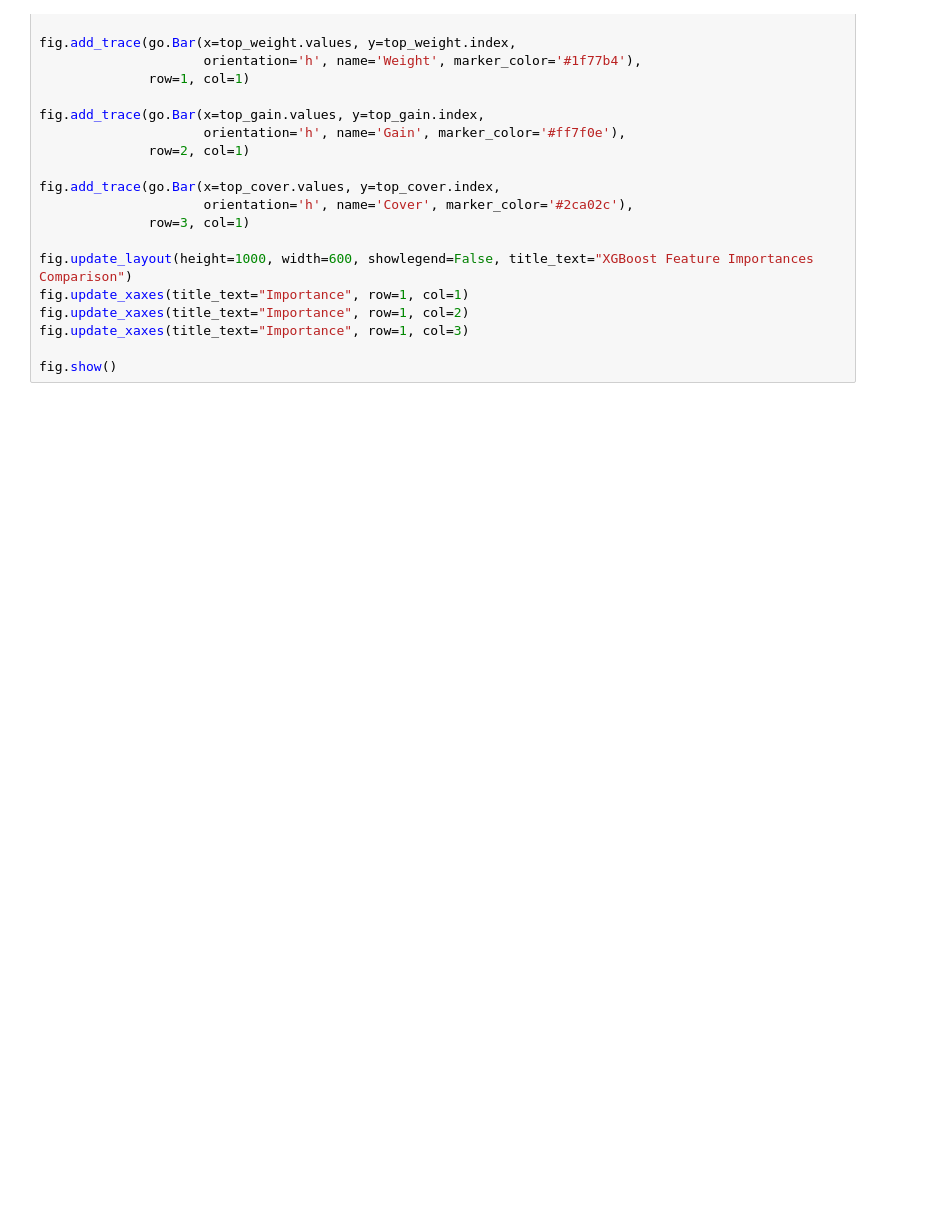
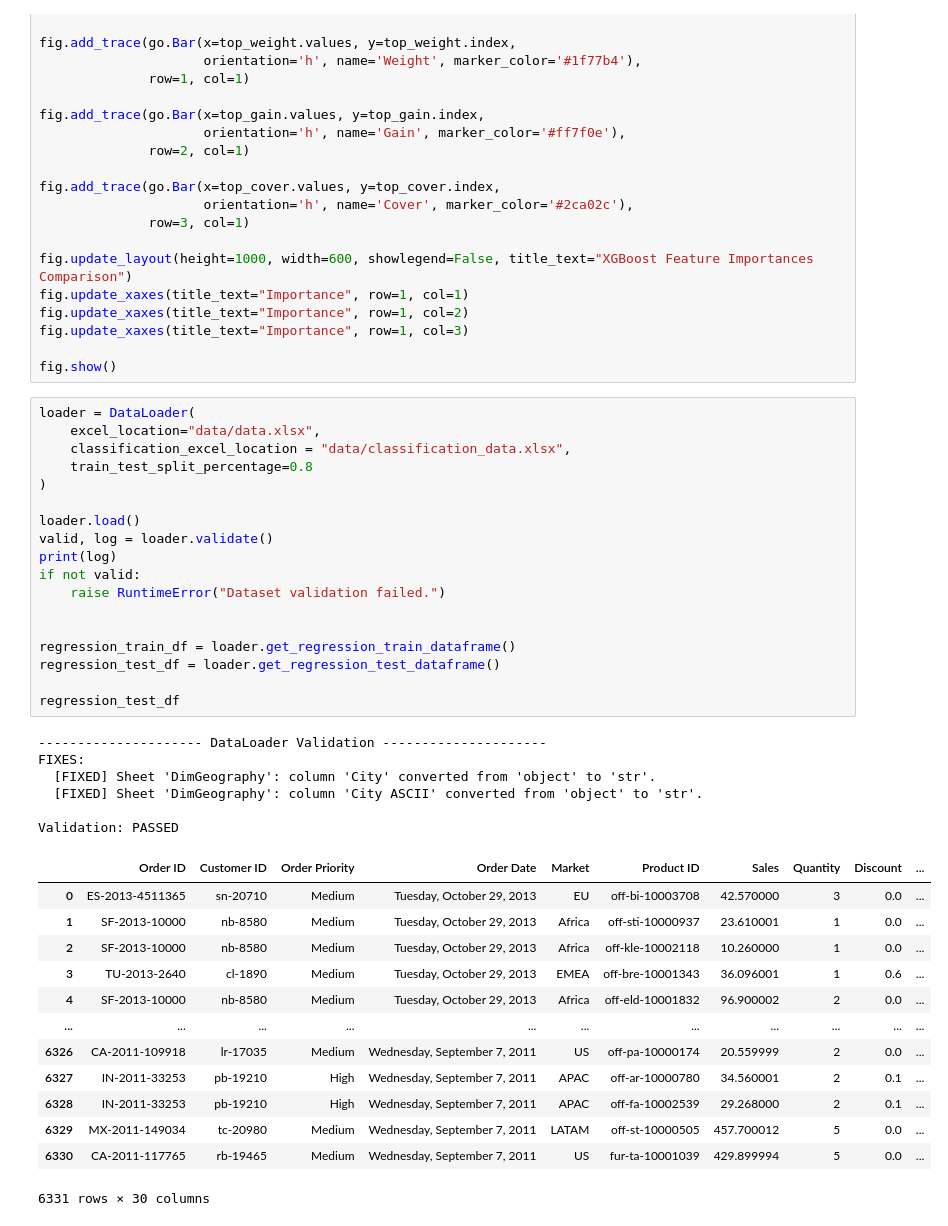
Before and after one commit to ParsaAp0/QBC-Store-Data-Analysis-Project, a Jupyter notebook: src/ML/Model Analysis/Regression.ipynb, the cells around one changed output. Cells and saved outputs as stored; diff of their text form; blank space fills up the shorter version.

```diff
--- a/src/ML/Model Analysis/Regression.ipynb
+++ b/src/ML/Model Analysis/Regression.ipynb
@@ -249,3 +250,41 @@ fig.update_xaxes(title_text="Importance", row=1, col=2)
 fig.update_xaxes(title_text="Importance", row=1, col=3)
 
 fig.show()
+# %%
+loader = DataLoader(
+	excel_location="data/data.xlsx",
+	classification_excel_location = "data/classification_data.xlsx",
+	train_test_split_percentage=0.8
+)
+
+loader.load()
+valid, log = loader.validate()
+print(log)
+if not valid:
+	raise RuntimeError("Dataset validation failed.")
+
+
+regression_train_df = loader.get_regression_train_dataframe()
+regression_test_df = loader.get_regression_test_dataframe()
+
+regression_test_df
+# %% [output]
+--------------------- DataLoader Validation ---------------------
+FIXES:
+  [FIXED] Sheet 'DimGeography': column 'City' converted from 'object' to 'str'.
+  [FIXED] Sheet 'DimGeography': column 'City ASCII' converted from 'object' to 'str'.
+
+Validation: PASSED
+|  | Order ID | Customer ID | Order Priority | Order Date | Market | Product ID | Sales | Quantity | Discount | ... |
+| 0 | ES-2013-4511365 | sn-20710 | Medium | Tuesday, October 29, 2013 | EU | off-bi-10003708 | 42.570000 | 3 | 0.0 | ... |
+| 1 | SF-2013-10000 | nb-8580 | Medium | Tuesday, October 29, 2013 | Africa | off-sti-10000937 | 23.610001 | 1 | 0.0 | ... |
+| 2 | SF-2013-10000 | nb-8580 | Medium | Tuesday, October 29, 2013 | Africa | off-kle-10002118 | 10.260000 | 1 | 0.0 | ... |
+| 3 | TU-2013-2640 | cl-1890 | Medium | Tuesday, October 29, 2013 | EMEA | off-bre-10001343 | 36.096001 | 1 | 0.6 | ... |
+| 4 | SF-2013-10000 | nb-8580 | Medium | Tuesday, October 29, 2013 | Africa | off-eld-10001832 | 96.900002 | 2 | 0.0 | ... |
+| ... | ... | ... | ... | ... | ... | ... | ... | ... | ... | ... |
+| 6326 | CA-2011-109918 | lr-17035 | Medium | Wednesday, September 7, 2011 | US | off-pa-10000174 | 20.559999 | 2 | 0.0 | ... |
+| 6327 | IN-2011-33253 | pb-19210 | High | Wednesday, September 7, 2011 | APAC | off-ar-10000780 | 34.560001 | 2 | 0.1 | ... |
+| 6328 | IN-2011-33253 | pb-19210 | High | Wednesday, September 7, 2011 | APAC | off-fa-10002539 | 29.268000 | 2 | 0.1 | ... |
+| 6329 | MX-2011-149034 | tc-20980 | Medium | Wednesday, September 7, 2011 | LATAM | off-st-10000505 | 457.700012 | 5 | 0.0 | ... |
+| 6330 | CA-2011-117765 | rb-19465 | Medium | Wednesday, September 7, 2011 | US | fur-ta-10001039 | 429.899994 | 5 | 0.0 | ... |
+6331 rows × 30 columns
```
Also changed, not shown: parts of 5 cells of this notebook, 9 other files.
